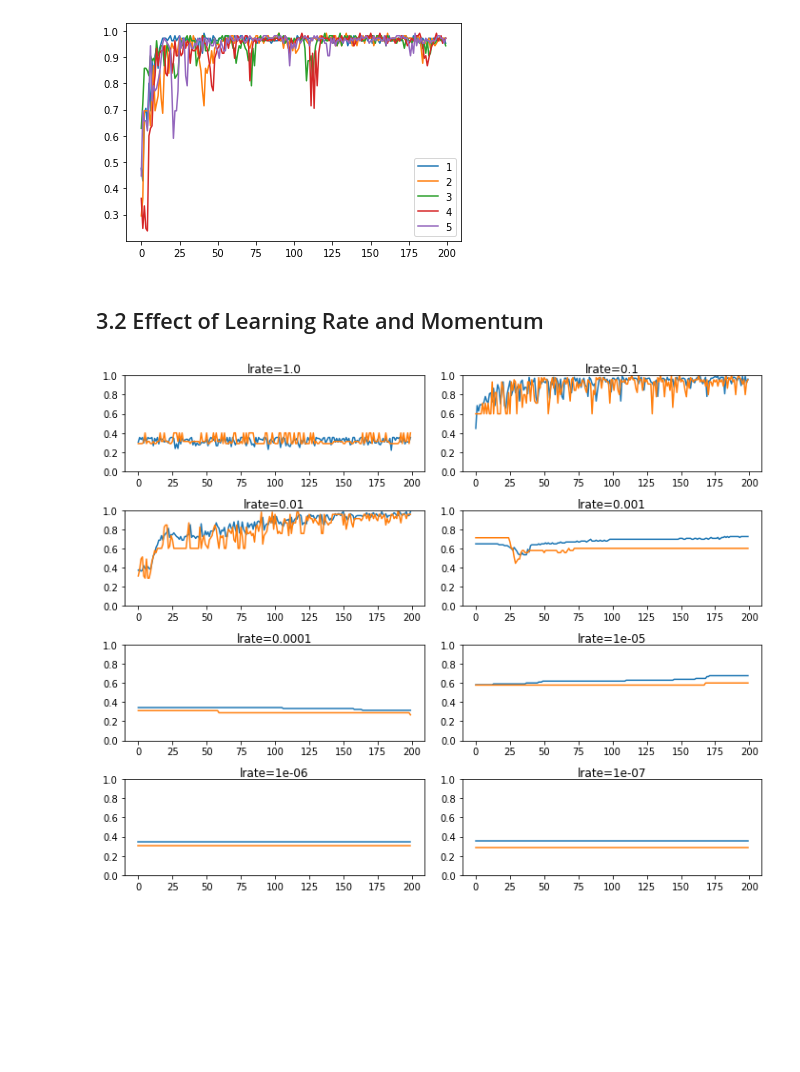
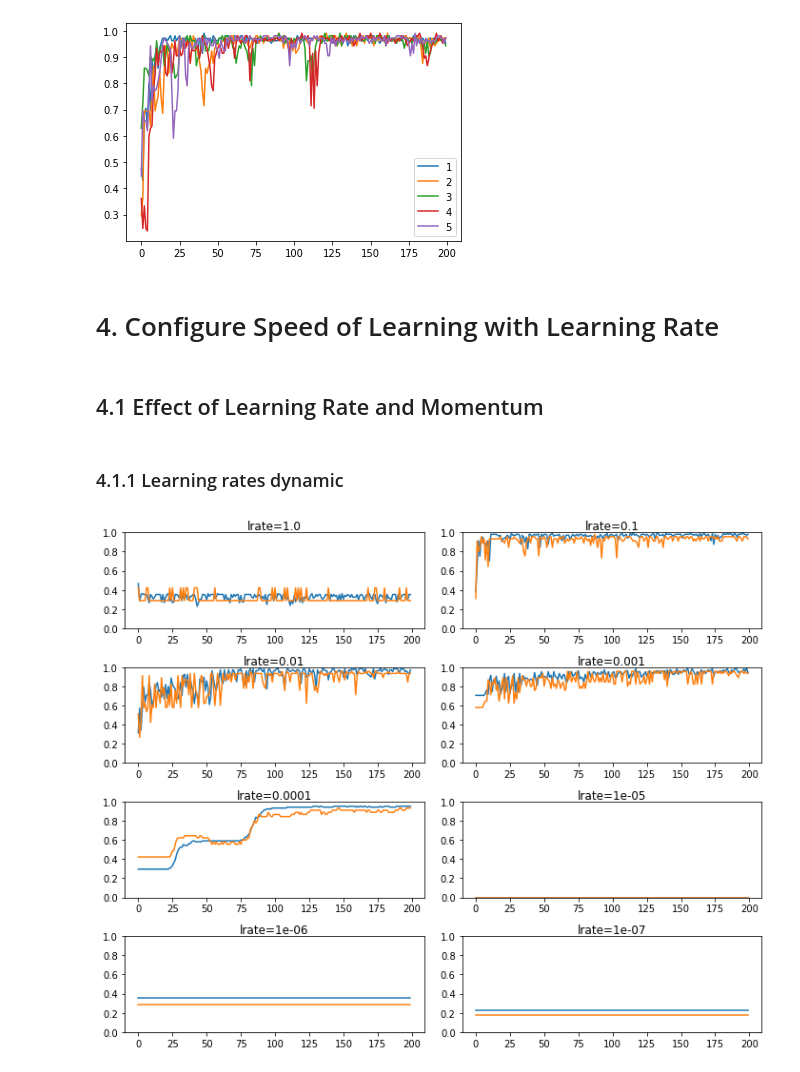
Before and after one commit to danibmarques/projeto_deep_learning, a Jupyter notebook: Better Learning.ipynb, the cells around one changed output. Saved outputs shown, nothing was run; the diff lists cells and outputs as text; code cells hidden in the pictures; blank space fills up the shorter version.

Commit message:
update
add momentum dynamics
add image

```diff
--- a/Better Learning.ipynb
+++ b/Better Learning.ipynb
@@ -221,10 +214,23 @@ layers=3: 0.956
 layers=4: 1.000
 layers=5: 0.978
 [figure]
+# %% [markdown]
+# 4. Configure Speed of Learning with Learning Rate
 # %% [markdown]
-## 3.2 Effect of Learning Rate and Momentum
+## 4.1 Effect of Learning Rate and Momentum
+# %% [markdown]
+### 4.1.1 Learning rates dynamic
 # %%
+from tensorflow.keras.layers import Dense
+from tensorflow.keras.models import Sequential
+from tensorflow.keras.optimizers import SGD
+from tensorflow.keras.utils import to_categorical
+import matplotlib.pyplot as plt
+
 def prepare_data():
+  # columns used
+  columns = ['sepal length in cm', 'sepal width in cm', 'petal length in cm', 'petal width in cm', 'class']
+
 	# generate 2d classification dataset
   income = pd.read_csv("https://archive.ics.uci.edu/ml/machine-learning-databases/iris/iris.data",
                    header=None,
@@ -258,7 +264,7 @@ def prepare_data():
 def fit_model(train_x, train_y, test_x, test_y, lrate):
 	# define model
 	model = Sequential()
-	model.add(Dense(8, input_dim=4, activation='relu', kernel_initializer='he_uniform'))
+	model.add(Dense(50, input_dim=4, activation='relu', kernel_initializer='he_uniform'))
 	model.add(Dense(3, activation='softmax'))
 
 	# compile model
@@ -269,31 +275,31 @@ def fit_model(train_x, train_y, test_x, test_y, lrate):
 	history = model.fit(train_x, train_y,
                      validation_data=(test_x, test_y),
                      epochs=200, verbose=0)
 
 	# plot learning curves
 	plt.plot(history.history['accuracy'], label='train')
 	plt.plot(history.history['val_accuracy'], label='test')
 	plt.title('lrate='+str(lrate), pad=-50)
 
 # prepare dataset
 train_x, train_y, test_x, test_y = prepare_data()
 
 # create learning curves for different learning rates
 learning_rates = [1E-0, 1E-1, 1E-2, 1E-3, 1E-4, 1E-5, 1E-6, 1E-7]
 
 # create a figure
 fig = plt.figure(figsize=(10, 8))
 
 for i in range(len(learning_rates)):
 	# determine the plot number
 	plot_no = 420 + (i+1)
 	fig.add_subplot(plot_no,ylim=(0,1))
 
 	# fit model and plot learning curves for a learning rate
 	fit_model(train_x, train_y, test_x, test_y, learning_rates[i])
 
 # show learning curves
 plt.tight_layout()
 plt.show()
 # %% [output]
-[figure, old version]
+[figure, new version]
```
Also changed, not shown: parts of 14 cells of this notebook, 1 other file.
